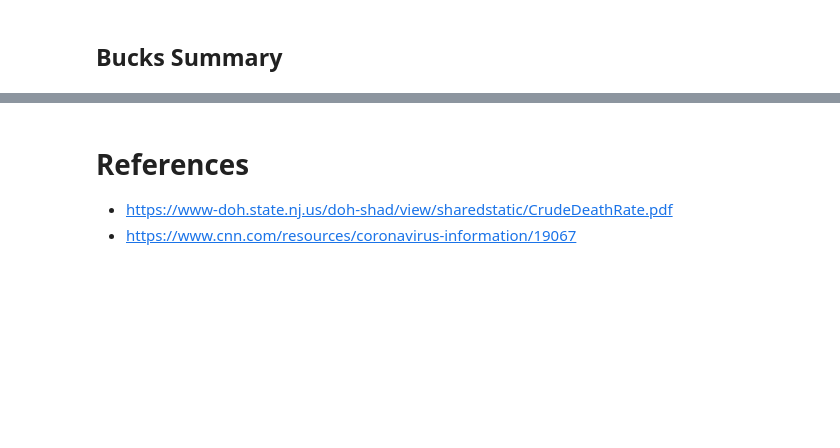
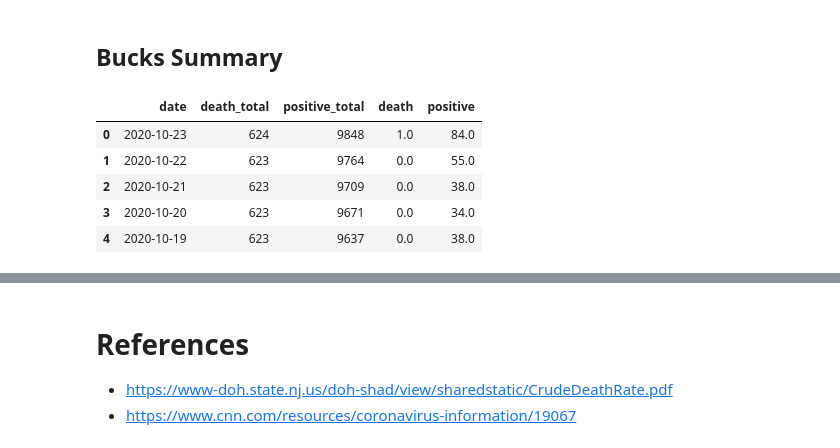
Before and after one commit to mattjcamp/covid_dashboard, a Jupyter notebook: covid_dashboard.ipynb, the cells around one changed output, grey strips where cells are left out. Saved outputs shown, nothing was run; the diff lists cells and outputs as text; code cells hidden in the pictures; blank space fills up the shorter version.

```diff
--- a/covid_dashboard.ipynb
+++ b/covid_dashboard.ipynb
@@ -28,20 +28,20 @@ nj = nj.text
 nj = pd.read_json(nj)
 
 # we can only get the past 7 days for bucks county with this API
-# bucks_data = requests.get('https://localcoviddata.com/covid19/v1/cases/newYorkTimes?zipCode=19067&daysInPast=7')
-# bucks_data = bucks_data.text
-# bucks_data = pd.read_json(bucks_data)
-# bucks_data = bucks_data.counties[0].get("historicData")
-# bucks_data = DataFrame (bucks_data,columns=['date','deathCt','positiveCt'])
-# bucks_data['date'] = pd.to_datetime(pd.Series(bucks_data['date']), format="%Y-%m-%d")
+bucks_data = requests.get('https://localcoviddata.com/covid19/v1/cases/newYorkTimes?zipCode=19067&daysInPast=7')
+bucks_data = bucks_data.text
+bucks_data = pd.read_json(bucks_data)
+bucks_data = bucks_data.counties[0].get("historicData")
+bucks_data = DataFrame (bucks_data,columns=['date','deathCt','positiveCt'])
+bucks_data['date'] = pd.to_datetime(pd.Series(bucks_data['date']), format="%Y-%m-%d")
 
 # derive positive and death for bucks
-# diff = bucks_data[['deathCt','positiveCt']].diff(periods=-1)
-# bucks = bucks_data.join(diff, lsuffix='_caller', rsuffix='_other')
-# bucks = bucks.rename(columns={'deathCt_caller':'death_total'
-#                       ,'positiveCt_caller':'positive_total'
-#                       ,'deathCt_other':'death'
-#                       ,'positiveCt_other':'positive'})
+diff = bucks_data[['deathCt','positiveCt']].diff(periods=-1)
+bucks = bucks_data.join(diff, lsuffix='_caller', rsuffix='_other')
+bucks = bucks.rename(columns={'deathCt_caller':'death_total'
+                       ,'positiveCt_caller':'positive_total'
+                       ,'deathCt_other':'death'
+                       ,'positiveCt_other':'positive'})
 
 # massage datasets
 
@@ -162,3 +160,12 @@ summary.head(14)
+# %%
+bucks.head()
+# %% [output]
+|  | date | death_total | positive_total | death | positive |
+| 0 | 2020-10-23 | 624 | 9848 | 1.0 | 84.0 |
+| 1 | 2020-10-22 | 623 | 9764 | 0.0 | 55.0 |
+| 2 | 2020-10-21 | 623 | 9709 | 0.0 | 38.0 |
+| 3 | 2020-10-20 | 623 | 9671 | 0.0 | 34.0 |
+| 4 | 2020-10-19 | 623 | 9637 | 0.0 | 38.0 |
 # %%
 
 # change political entity dataset to select visualizations
```
Also changed, not shown: parts of 5 cells of this notebook, 12 other files.
